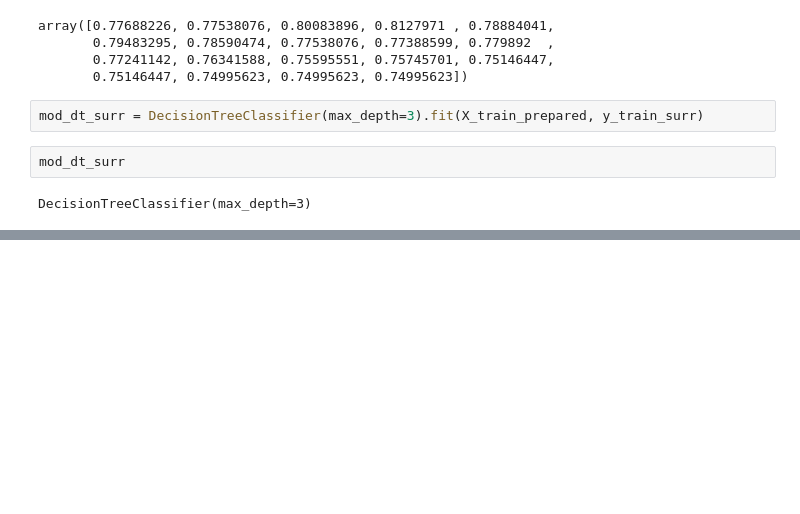
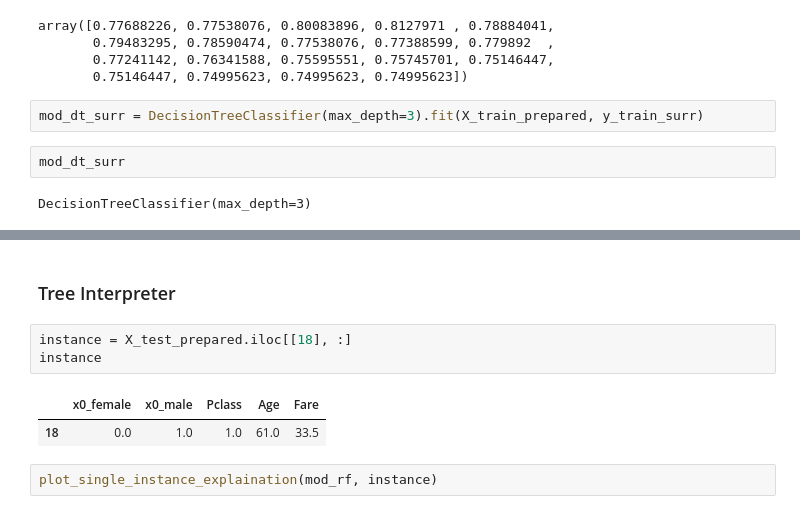
Before and after one commit to wpan03/quick_ds_python, a Jupyter notebook: supervised_clf_demo.ipynb, the cells around one changed output, grey strips where cells are left out. Drawn from its saved outputs; the diff is of its cells as text; blank space fills up the shorter version.

Commit message:
explain prediction for single instance

```diff
--- a/supervised_clf_demo.ipynb
+++ b/supervised_clf_demo.ipynb
@@ -189,0 +193,10 @@ _ = plot_tree(mod_dt_surr, feature_names=X_test_prepared.columns, filled=True, f
+# %% [markdown]
+### Tree Interpreter
+# %%
+instance = X_test_prepared.iloc[[18], :]
+instance
+# %% [output]
+|  | x0_female | x0_male | Pclass | Age | Fare |
+| 18 | 0.0 | 1.0 | 1.0 | 61.0 | 33.5 |
+# %%
+plot_single_instance_explaination(mod_rf, instance)
```
Also changed, not shown: parts of 6 cells of this notebook, 2 other files.
